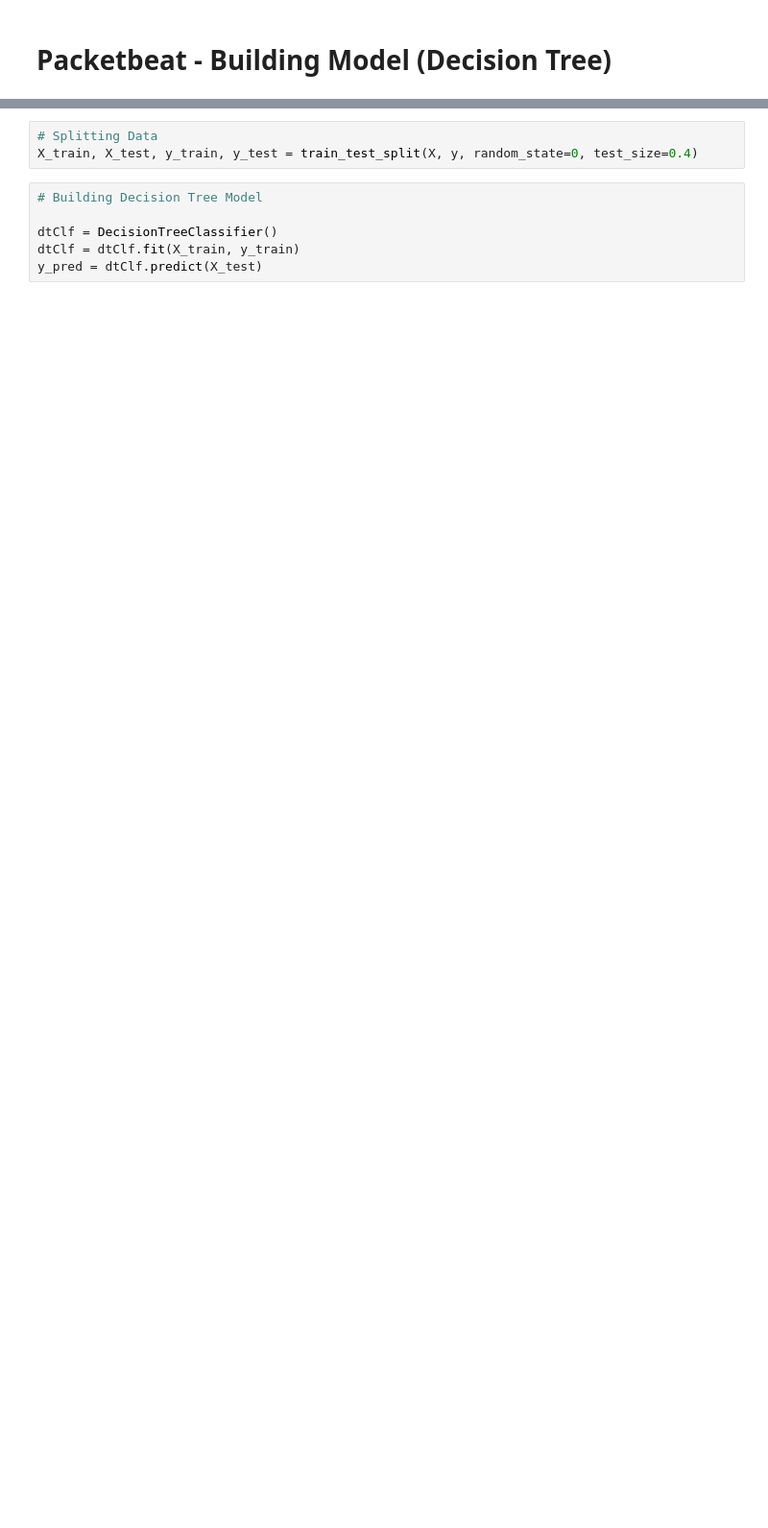
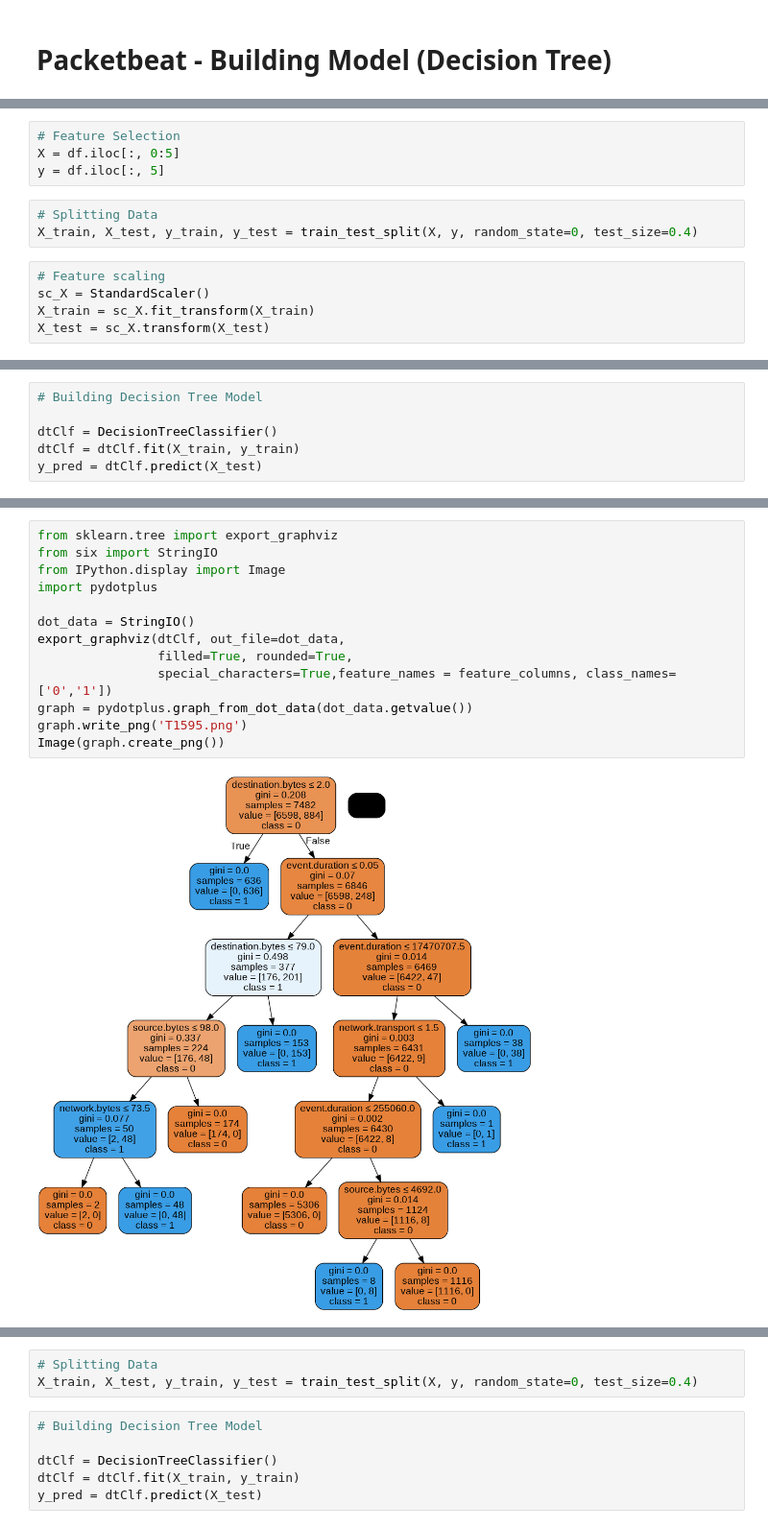
Before and after one commit to ashiqkareem/ict3204-coursework2, a Jupyter notebook: ict3204_coursework2_packetbeat.ipynb, the cells around one changed output, grey strips where cells are left out. Shown at 96% size. Saved outputs shown, nothing was run; the diff lists cells and outputs as text; blank space fills up the shorter version.

```diff
--- a/ict3204_coursework2_packetbeat.ipynb
+++ b/ict3204_coursework2_packetbeat.ipynb
@@ -359,0 +550,12 @@ df.to_csv('/content/packetbeatDataset.csv')
+# %%
+# Feature Selection
+X = df.iloc[:, 0:5]
+y = df.iloc[:, 5]
+# %%
+# Splitting Data
+X_train, X_test, y_train, y_test = train_test_split(X, y, random_state=0, test_size=0.4)
+# %%
+# Feature scaling
+sc_X = StandardScaler()
+X_train = sc_X.fit_transform(X_train)
+X_test = sc_X.transform(X_test)
@@ -359,0 +564,6 @@ df.to_csv('/content/packetbeatDataset.csv')
+# %%
+# Building Decision Tree Model
+
+dtClf = DecisionTreeClassifier()
+dtClf = dtClf.fit(X_train, y_train)
+y_pred = dtClf.predict(X_test)
@@ -359,0 +575,15 @@ df.to_csv('/content/packetbeatDataset.csv')
+# %%
+from sklearn.tree import export_graphviz
+from six import StringIO
+from IPython.display import Image
+import pydotplus
+
+dot_data = StringIO()
+export_graphviz(dtClf, out_file=dot_data,
+                filled=True, rounded=True,
+                special_characters=True,feature_names = feature_columns, class_names=['0','1'])
+graph = pydotplus.graph_from_dot_data(dot_data.getvalue())
+graph.write_png('T1595.png')
+Image(graph.create_png())
+# %% [output]
+[figure, added]
```
Also changed, not shown: parts of 72 cells of this notebook.
